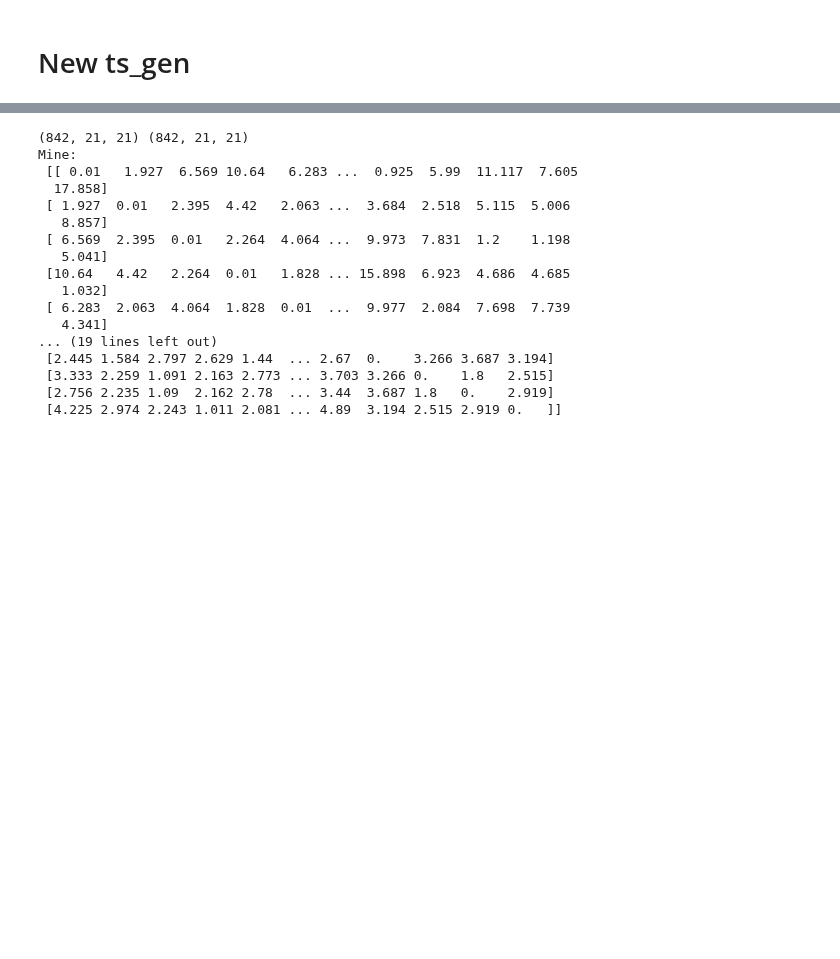
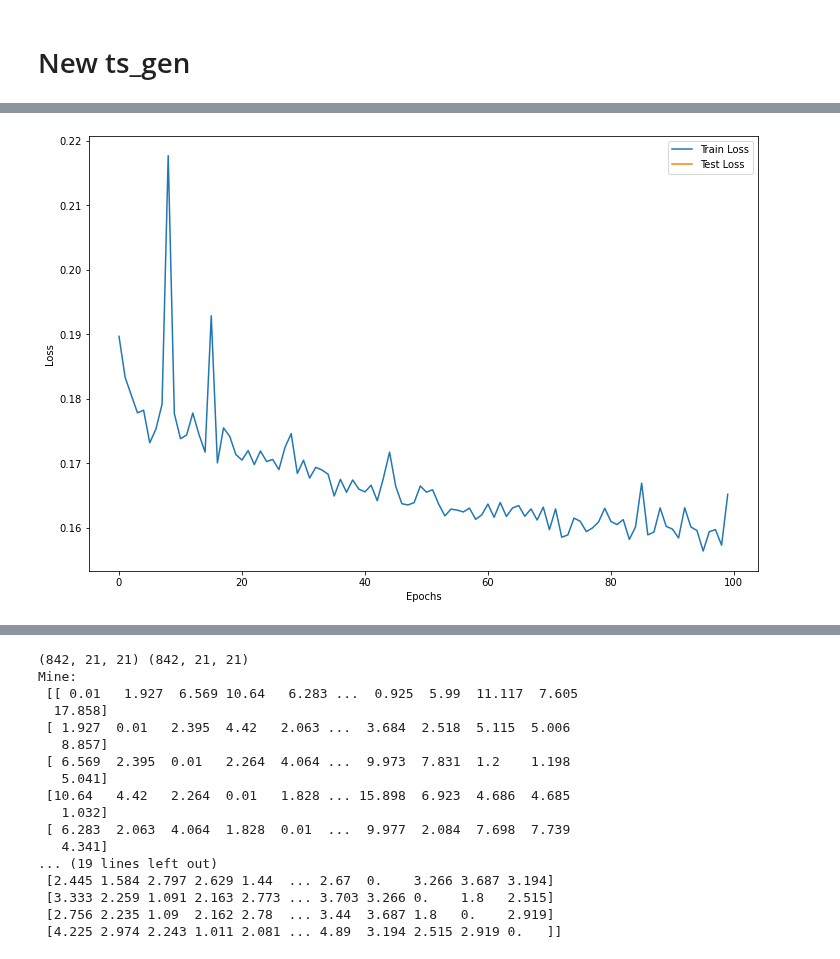
Before and after one commit to avishvj/3d-reactions, a Jupyter notebook: ts_gen_port.ipynb, the cells around one changed output, grey strips where cells are left out. Cells and saved outputs as stored; diff of their text form; code cells hidden in the pictures; blank space fills up the shorter version.

```diff
--- a/ts_gen_port.ipynb
+++ b/ts_gen_port.ipynb
@@ -20 +33,6 @@ Best Test Loss 0.20933839089309128 on Epoch 1
+# %%
+from utils.exp import plot_tt_loss
+plot_tt_loss('log/21Aug06_0952AM/train.log', save_fig=True)
+# %% [output]
+[figure, added]
 # %%
```
Also changed, not shown: parts of 3 cells of this notebook, 38 other files.
